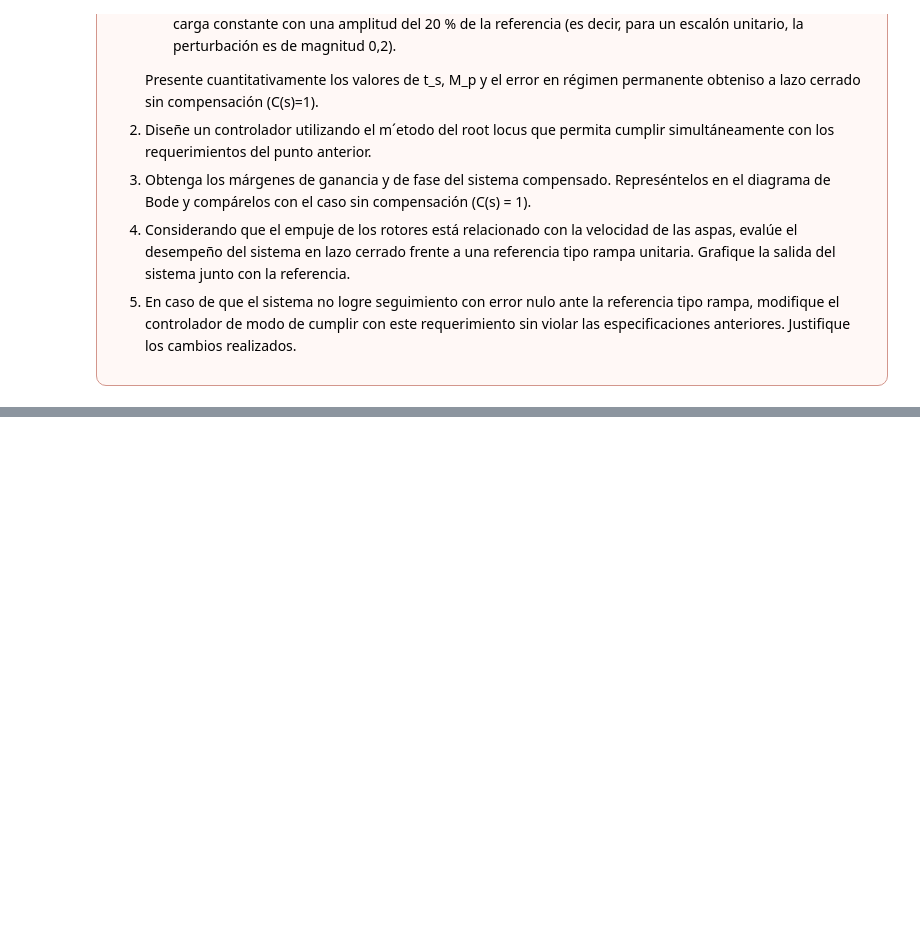
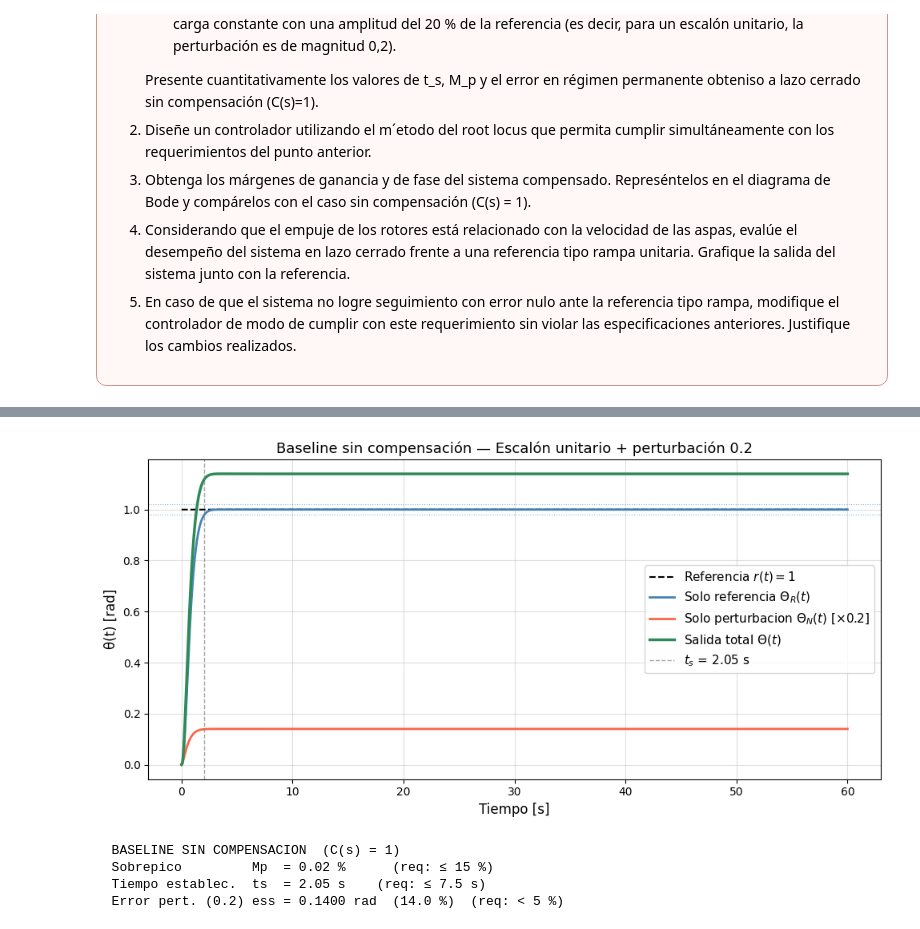
Before and after one commit to Zoevelazquez0430/TP1-SistemasDeControl, a Jupyter notebook: TP1-Control.ipynb, the cells around one changed output, grey strips where cells are left out. Saved outputs shown, nothing was run; the diff lists cells and outputs as text; code cells hidden in the pictures; blank space fills up the shorter version.

```diff
--- a/TP1-Control.ipynb
+++ b/TP1-Control.ipynb
@@ -903,0 +966,74 @@ de un compensador en el inciso e.
+# %%
+
+import control as ctrl
+import matplotlib.pyplot as plt
+import numpy as np
+
+# parametros del motor
+L  = 0.15;  R  = 0.7;  Ke = 0.1
+J  = 0.02;  B  = 0.25; Kt = 0.25
+
+# planta G(s)
+G = ctrl.tf([Kt], [L*J,  J*R + B*L,  B*R + Ke*Kt,  0])
+
+# lazo cerrado con C(s)=1 y realimentación unitaria
+G_cl = ctrl.feedback(G, 1)
+
+num_TN = [Kt*L,  Kt*R]
+den_TN = [L*J,  (L*B + R*J),  (R*B + Ke*Kt),  Kt]
+T_N    = ctrl.tf(num_TN, den_TN)
+
+# simulacion
+t = np.linspace(0, 60, 10000)
+
+_, y_ref  = ctrl.step_response(G_cl, T=t)          # respuesta al escalon de ref
+_, y_pert = ctrl.step_response(T_N,  T=t)
+y_pert    = 0.2 * y_pert                            # perturbacion de magnitud 0.2
+
+y_total = y_ref + y_pert                            # superposicion
+
+# calculo Mp
+y_inf = y_ref[-1]
+y_max = np.max(y_ref)
+Mp    = (y_max - y_inf) / y_inf * 100
+
+# calculo ts
+banda_sup = y_inf * 1.02
+banda_inf = y_inf * 0.98
+fuera_banda = np.where((y_ref > banda_sup) | (y_ref < banda_inf))[0]
+ts = t[fuera_banda[-1]] if len(fuera_banda) > 0 else 0.0
+
+# error en régimen permanente ante perturbación 0.2
+e_pert    = y_pert[-1]
+e_rel     = abs(e_pert) / 1.0 * 100   # referencia = 1 rad (escalon unitario)
+
+#plots
+fig, ax = plt.subplots(figsize=(10, 5))
+
+ax.plot(t, np.ones_like(t), 'k--', lw=1.5, label='Referencia $r(t)=1$')
+ax.plot(t, y_ref,    color='steelblue',  lw=2,   label='Solo referencia $\\Theta_R(t)$')
+ax.plot(t, y_pert,   color='tomato',     lw=2,   label='Solo perturbacion $\\Theta_N(t)$ [×0.2]')
+ax.plot(t, y_total,  color='seagreen',   lw=2.5, label='Salida total $\\Theta(t)$')
+
+ax.axhline(banda_sup, color='steelblue', lw=0.8, ls=':', alpha=0.6)
+ax.axhline(banda_inf, color='steelblue', lw=0.8, ls=':', alpha=0.6)
+ax.axvline(ts, color='gray', lw=1, ls='--', alpha=0.7, label=f'$t_s$ = {ts:.2f} s')
+
+ax.set_xlabel('Tiempo [s]', fontsize=12)
+ax.set_ylabel('θ(t) [rad]', fontsize=12)
+ax.set_title('Baseline sin compensación — Escalón unitario + perturbación 0.2', fontsize=13)
+ax.legend(fontsize=11)
+ax.grid(True, alpha=0.4)
+plt.tight_layout()
+plt.show()
+
+print("  BASELINE SIN COMPENSACION  (C(s) = 1)")
+print(f"  Sobrepico         Mp  = {Mp:.2f} %      (req: ≤ 15 %)")
+print(f"  Tiempo establec.  ts  = {ts:.2f} s    (req: ≤ 7.5 s)")
+print(f"  Error pert. (0.2) ess = {e_pert:.4f} rad  ({e_rel:.1f} %)  (req: < 5 %)")
+# %% [output]
+[figure, added]
+  BASELINE SIN COMPENSACION  (C(s) = 1)
+  Sobrepico         Mp  = 0.02 %      (req: ≤ 15 %)
+  Tiempo establec.  ts  = 2.05 s    (req: ≤ 7.5 s)
+  Error pert. (0.2) ess = 0.1400 rad  (14.0 %)  (req: < 5 %)
```
Also changed, not shown: parts of 8 cells of this notebook.
